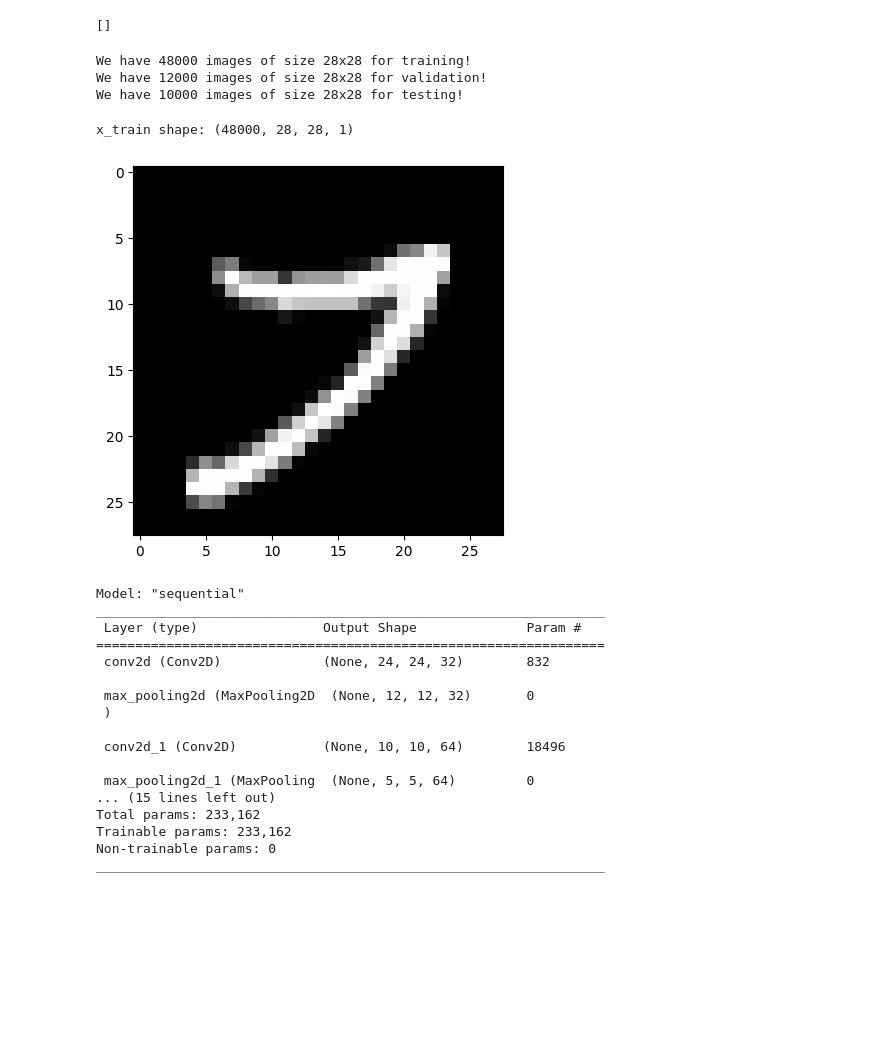
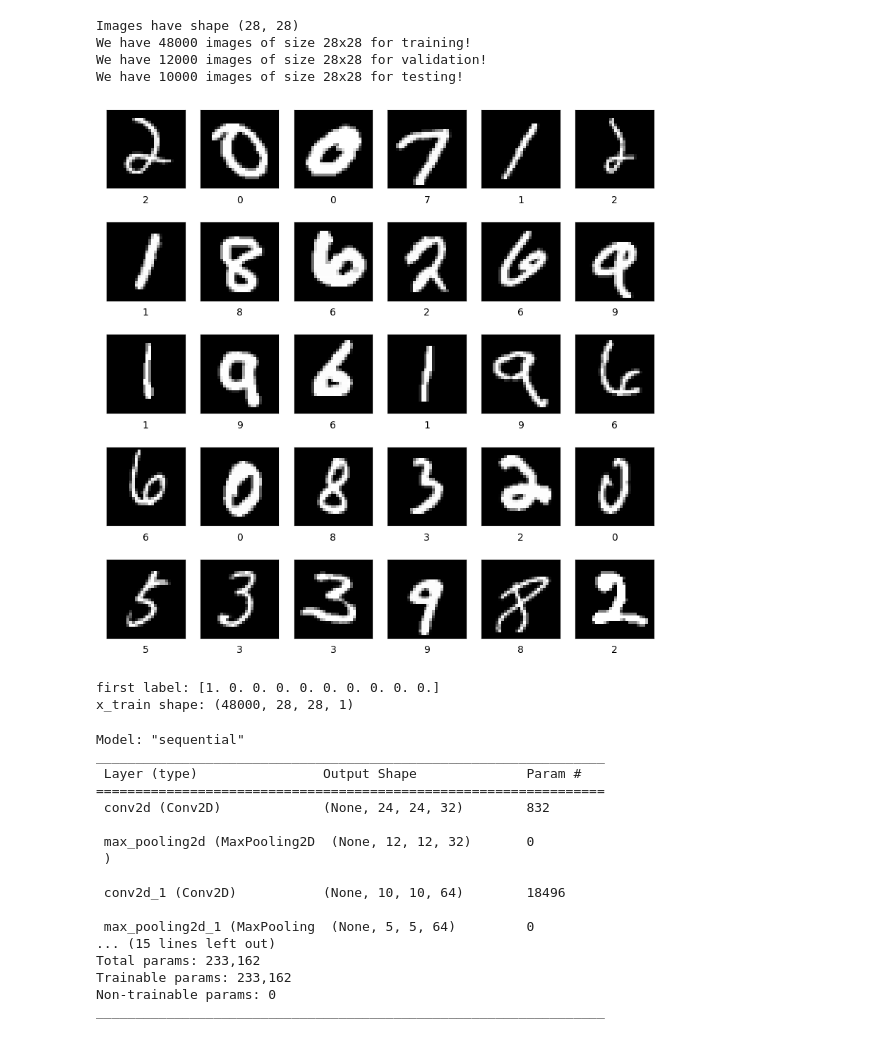
Before and after one commit to NEECIST/Machine-Learning-Workshop, a Jupyter notebook: digits.ipynb, the cells around one changed output. Cells and saved outputs as stored; diff of their text form; code cells hidden in the pictures; blank space fills up the shorter version.

```diff
--- a/digits.ipynb
+++ b/digits.ipynb
@@ -13,8 +15,17 @@ from keras.layers import Dense, Dropout, Flatten, Conv2D, MaxPooling2D
-# %%
-from keras import backend as K
-K._get_available_gpus()
-# %% [output]
-[]
+# %%
+def showImages(images, labels, offset=0):
+    class_names = [str(i) for i in range(10)]
+
+    fig = plt.figure(figsize=(10, 10))
+    for i in range(30):
+        plt.subplot(5, 6, i + 1)
+        plt.xticks([])
+        plt.yticks([])
+        plt.grid(False)
+        plt.imshow(images[i + offset], cmap="gray")
+        plt.xlabel(class_names[int(labels[i + offset])])
+
+    fig.patch.set_facecolor('w')
 # %%
 # Get the data, train and test sets
 (x_train, y_train), (x_test, y_test) = mnist.load_data()
@@ -24,15 +35,22 @@ x_train, x_validation, y_train, y_validation = train_test_split(
     x_train, y_train, test_size=0.2, random_state=69
 )
 
+print(f"Images have shape {x_train.shape[1:]}")
+# print(f"First Image: {x_train[0]}")
 print(f"We have {x_train.shape[0]} images of size {x_train.shape[1]}x{x_train.shape[2]} for training!")
 
 print(f"We have {x_validation.shape[0]} images of size {x_validation.shape[1]}x{x_validation.shape[2]} for validation!")
 
 print(f"We have {x_test.shape[0]} images of size {x_test.shape[1]}x{x_test.shape[2]} for testing!")
 # %% [output]
+Images have shape (28, 28)
 We have 48000 images of size 28x28 for training!
 We have 12000 images of size 28x28 for validation!
 We have 10000 images of size 28x28 for testing!
+# %%
+showImages(x_train, y_train, 10)
+# %% [output]
+[figure, added]
 # %%
 #Reshape
 input_shape = (28, 28, 1)
@@ -41,11 +59,11 @@ x_train = x_train.reshape(x_train.shape[0], 28, 28, 1)
 x_test = x_test.reshape(x_test.shape[0], 28, 28, 1)
 x_validation = x_validation.reshape(x_validation.shape[0], 28, 28, 1)
 
-#PARA FICAR COM ONE HOT ENCONDING, PODEMOS NAO USAR E MUDAMOS SO A LOSS FUNCTION
 # convert class vectors to binary class matrices
 y_train = to_categorical(y_train, 10)
 y_validation = to_categorical(y_validation, 10)
 y_test = to_categorical(y_test, 10)
+print(f"first label: {y_train[0]}")
 
 x_train = x_train.astype('float32')
 x_validation = x_validation.astype('float32')
@@ -58,12 +76,8 @@ x_test /= 255
 
 print('x_train shape:', x_train.shape)
 # %% [output]
+first label: [1. 0. 0. 0. 0. 0. 0. 0. 0. 0.]
 x_train shape: (48000, 28, 28, 1)
-# %%
-plt.imshow(x_train[1430].reshape(28,28), cmap='gray')
-plt.show()
-# %% [output]
-[figure, removed]
 # %%
 batch_size = 128
 num_classes = 10
```
Also changed, not shown: parts of 9 cells of this notebook, 2 other files.
